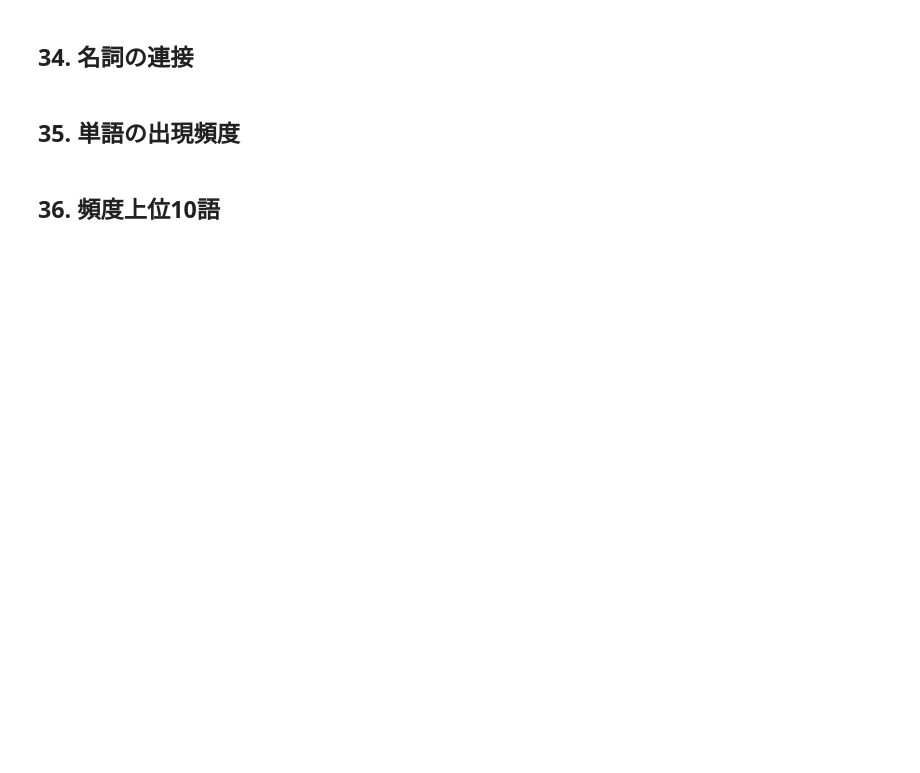
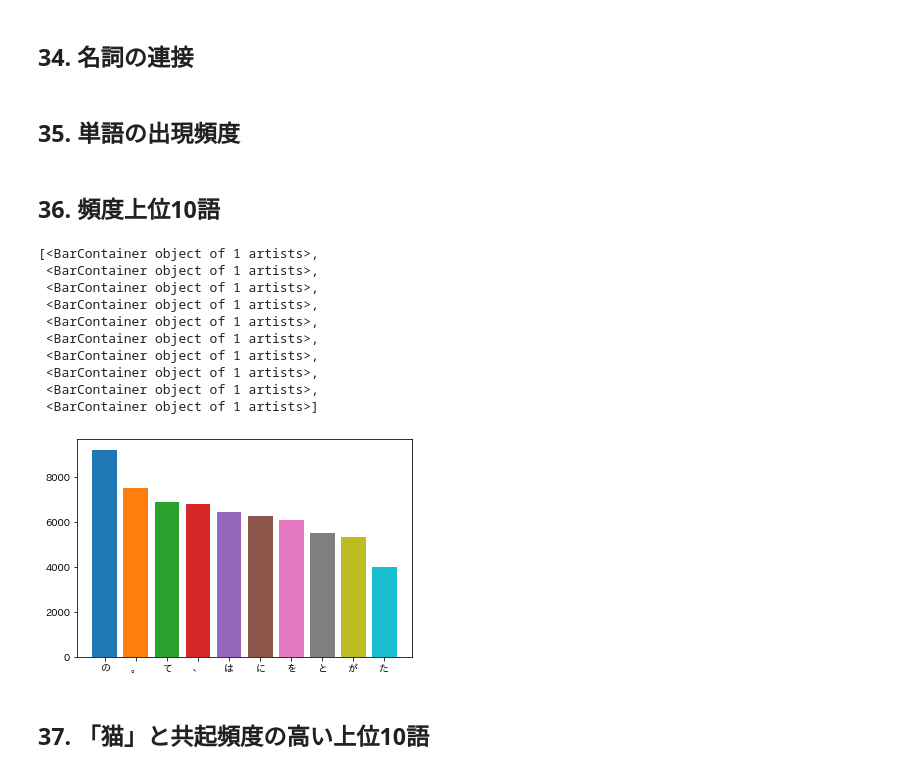
Before and after one commit to ta-ryo/python_nlp, a Jupyter notebook: jupyter_lab_from_docker/work/src/ch04.ipynb, the cells around one changed output. Cells and saved outputs as stored; diff of their text form; code cells hidden in the pictures; blank space fills up the shorter version.

Commit message:
pipによるjapanese matplotlib の導入

```diff
--- a/jupyter_lab_from_docker/work/src/ch04.ipynb
+++ b/jupyter_lab_from_docker/work/src/ch04.ipynb
@@ -105,9 +109,24 @@ ans = collections.Counter(ans_1)
 # %%
 import collections
 import matplotlib.pyplot as plt
+import japanize_matplotlib
 ans_1 = []
 for d in result:
     ans_1.append(d['surface'])
 ans_2 = collections.Counter(ans_1)
 ans_3 = ans_2.most_common(10)
-#[ plt.bar(word,count) for word, count in ans_3]
+[ plt.bar(word,count) for word, count in ans_3]
+# %% [output]
+[<BarContainer object of 1 artists>,
+ <BarContainer object of 1 artists>,
+ <BarContainer object of 1 artists>,
+ <BarContainer object of 1 artists>,
+ <BarContainer object of 1 artists>,
+ <BarContainer object of 1 artists>,
+ <BarContainer object of 1 artists>,
+ <BarContainer object of 1 artists>,
+ <BarContainer object of 1 artists>,
+ <BarContainer object of 1 artists>]
+[figure, added]
+# %% [markdown]
+## 37. 「猫」と共起頻度の高い上位10語
```
Also changed, not shown: parts of 5 cells of this notebook.
